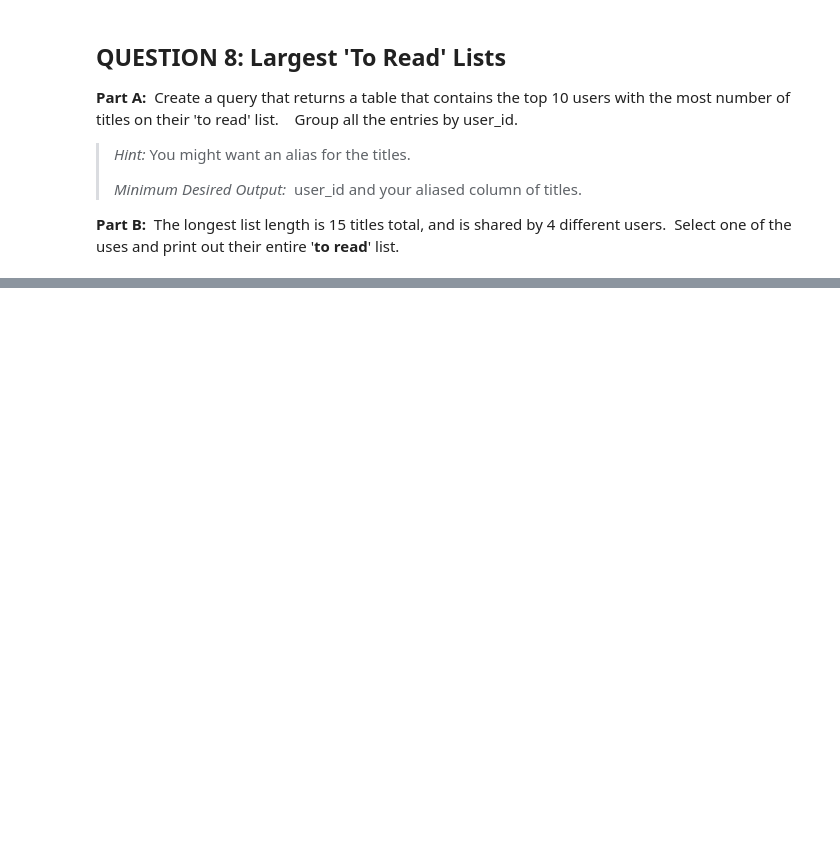
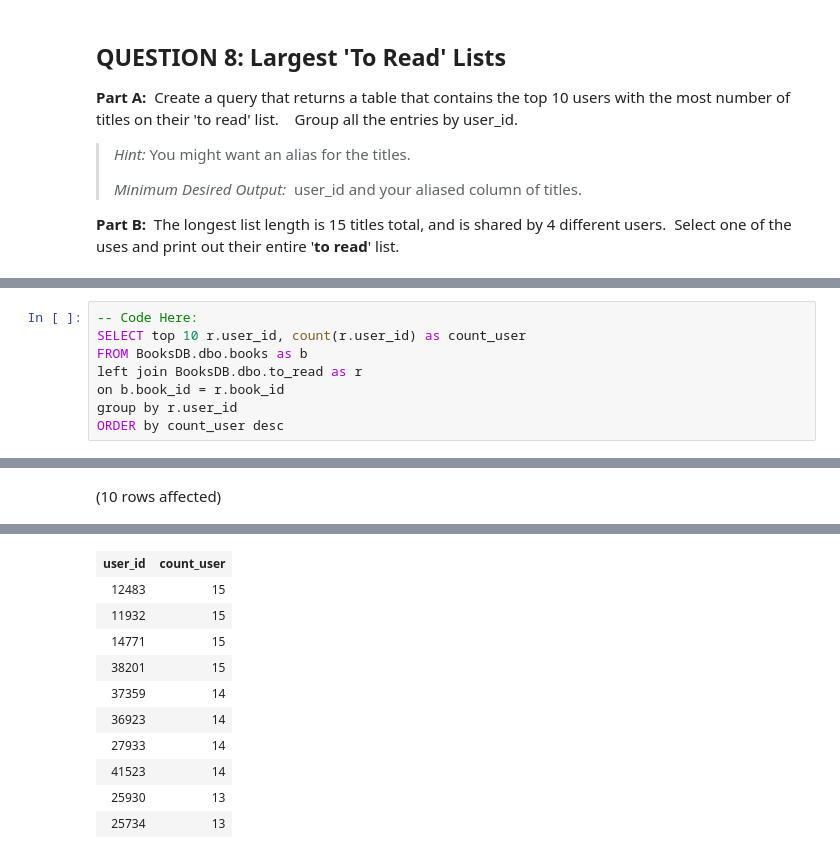
Before and after one commit to longse2/ch21SQL-Part-3-Exercises, a Jupyter notebook: SQL-Part-3-Exercises/Notebook-1.ipynb, the cells around one changed output, grey strips where cells are left out. Cells and saved outputs as stored; diff of their text form; blank space fills up the shorter version.

```diff
--- a/SQL-Part-3-Exercises/Notebook-1.ipynb
+++ b/SQL-Part-3-Exercises/Notebook-1.ipynb
@@ -254,0 +314,9 @@ Total execution time: 00:00:00.055
+# %%
+-- Code Here:
+SELECT top 10 r.user_id, count(r.user_id) as count_user
+FROM BooksDB.dbo.books as b
+left join BooksDB.dbo.to_read as r
+on b.book_id = r.book_id
+group by r.user_id
+ORDER by count_user desc
+# %% [output]
@@ -254,0 +324 @@ Total execution time: 00:00:00.055
+(10 rows affected)
@@ -254,0 +326,11 @@ Total execution time: 00:00:00.055
+| user_id | count_user |
+| 12483 | 15 |
+| 11932 | 15 |
+| 14771 | 15 |
+| 38201 | 15 |
+| 37359 | 14 |
+| 36923 | 14 |
+| 27933 | 14 |
+| 41523 | 14 |
+| 25930 | 13 |
+| 25734 | 13 |
```
Also changed, not shown: parts of 14 cells of this notebook.
